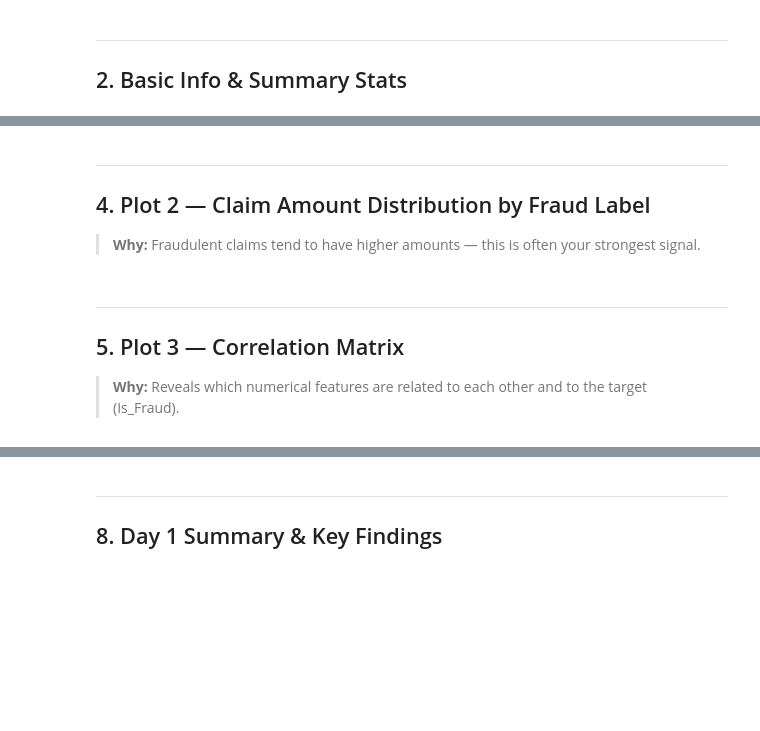
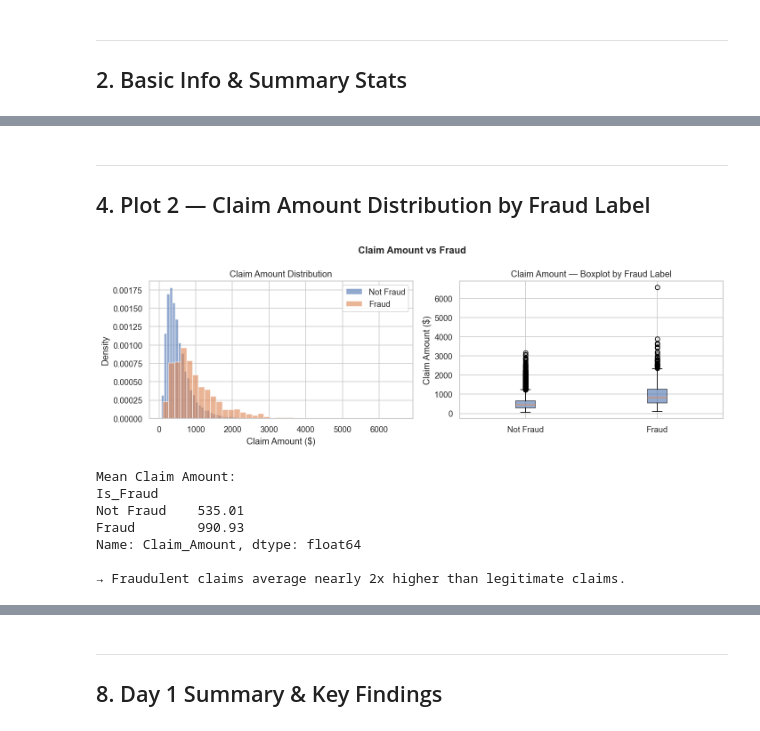
Before and after one commit to Ferdinard35/CODES, a Jupyter notebook: mlp/notebooks/01_EDA.ipynb, the cells around one changed output, grey strips where cells are left out. Saved outputs shown, nothing was run; the diff lists cells and outputs as text; code cells hidden in the pictures; blank space fills up the shorter version.

```diff
--- a/mlp/notebooks/01_EDA.ipynb
+++ b/mlp/notebooks/01_EDA.ipynb
@@ -10,11 +10,20 @@ import pandas as pd
 import numpy as np
 import matplotlib.pyplot as plt
 import seaborn as sns
+import os
 
 # Style
 sns.set_theme(style='whitegrid', palette='muted')
 plt.rcParams['figure.dpi'] = 120
 
-df = pd.read_csv('data/healthcare_fraud_detection.csv')
+# --- FILE PATHS (already set for your machine) ---
+CSV_PATH   = r'C:\Users\Ferdinard\Desktop\CODES\mlp\data\healthcare_fraud_detection.csv'
+PLOTS_DIR  = r'C:\Users\Ferdinard\Desktop\CODES\mlp\plots'
+
+# Create plots folder automatically if it doesn't exist
+os.makedirs(PLOTS_DIR, exist_ok=True)
+
+# Load data
+df = pd.read_csv(CSV_PATH)
 print('Shape:', df.shape)
 df.head()
@@ -67,37 +124,42 @@ print('→ Use class_weight="balanced" or SMOTE during modeling.')
 # %% [markdown]
 ---
 ## 4. Plot 2 — Claim Amount Distribution by Fraud Label
-> **Why:** Fraudulent claims tend to have higher amounts — this is often your strongest signal.
 # %%
 fig, axes = plt.subplots(1, 2, figsize=(12, 4))
 
-# KDE / histogram
+# Overlapping histogram
 for fraud_label, color, label in [(0, '#4C72B0', 'Not Fraud'), (1, '#DD8452', 'Fraud')]:
     subset = df[df['Is_Fraud'] == fraud_label]['Claim_Amount']
     axes[0].hist(subset, bins=40, alpha=0.6, color=color, label=label, density=True)
 axes[0].set_title('Claim Amount Distribution')
 axes[0].set_xlabel('Claim Amount ($)')
 axes[0].set_ylabel('Density')
 axes[0].legend()
 
 # Boxplot
-df_plot = df[['Claim_Amount', 'Is_Fraud']].copy()
-df_plot['Fraud Label'] = df_plot['Is_Fraud'].map({0: 'Not Fraud', 1: 'Fraud'})
-axes[1].boxplot([df[df['Is_Fraud']==0]['Claim_Amount'], df[df['Is_Fraud']==1]['Claim_Amount']],
-                labels=['Not Fraud', 'Fraud'], patch_artist=True,
-                boxprops=dict(facecolor='#4C72B0', alpha=0.6))
+axes[1].boxplot(
+    [df[df['Is_Fraud']==0]['Claim_Amount'], df[df['Is_Fraud']==1]['Claim_Amount']],
+    labels=['Not Fraud', 'Fraud'],
+    patch_artist=True,
+    boxprops=dict(facecolor='#4C72B0', alpha=0.6)
+)
 axes[1].set_title('Claim Amount — Boxplot by Fraud Label')
 axes[1].set_ylabel('Claim Amount ($)')
 
 plt.suptitle('Claim Amount vs Fraud', fontsize=13, fontweight='bold')
 plt.tight_layout()
-plt.savefig('plots/plot2_claim_amount.png', bbox_inches='tight')
+plt.savefig(os.path.join(PLOTS_DIR, 'plot2_claim_amount.png'), bbox_inches='tight')
 plt.show()
 
 print('Mean Claim Amount:')
-print(df.groupby('Is_Fraud')['Claim_Amount'].mean().rename({0: 'Not Fraud', 1: 'Fraud'}))
+print(df.groupby('Is_Fraud')['Claim_Amount'].mean().rename({0: 'Not Fraud', 1: 'Fraud'}).round(2))
 print('\n→ Fraudulent claims average nearly 2x higher than legitimate claims.')
+# %% [output]
+[figure, added]
+Mean Claim Amount:
+Is_Fraud
+Not Fraud    535.01
+Fraud        990.93
+Name: Claim_Amount, dtype: float64
+
+→ Fraudulent claims average nearly 2x higher than legitimate claims.
-# %% [markdown]
----
-## 5. Plot 3 — Correlation Matrix
-> **Why:** Reveals which numerical features are related to each other and to the target (Is_Fraud).
```
Also changed, not shown: parts of 13 cells of this notebook, 11 other files.
